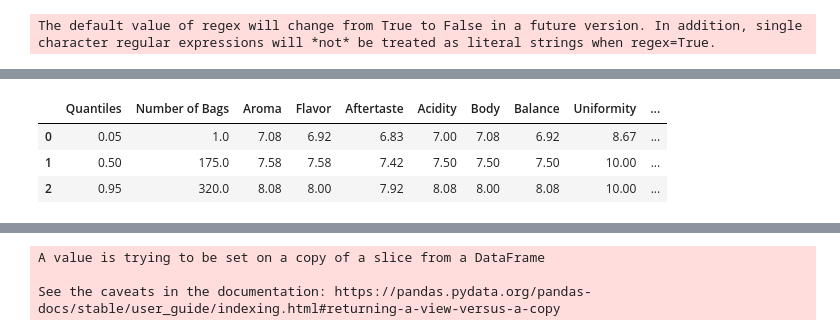
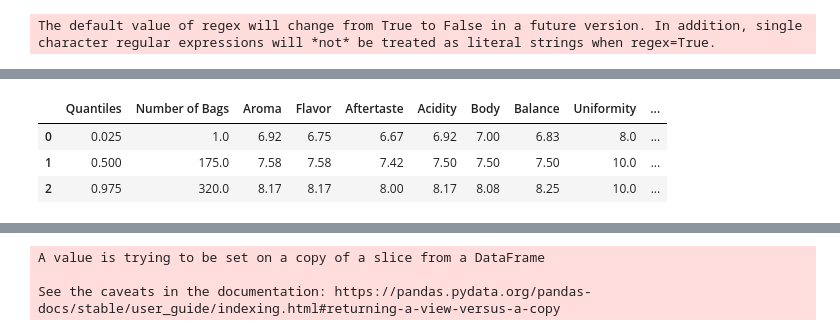
Before and after one commit to AnilesE/advanced_python_2021-22_HD, a Jupyter notebook: exercises/day6/Playing_with_pandas.ipynb, the cells around one changed output, grey strips where cells are left out. Drawn from its saved outputs; the diff is of its cells as text; code cells hidden in the pictures.

```diff
--- a/exercises/day6/Playing_with_pandas.ipynb
+++ b/exercises/day6/Playing_with_pandas.ipynb
@@ -39,16 +39,16 @@ for column in numeric.columns:
     fig.update_layout(title = column)
     fig.show()
 # %%
-q = [0.05, 0.5, 0.95]
+q = [0.025, 0.5, 0.975]
 quantiles = pd.DataFrame(q, columns = ["Quantiles"])
 for column in numeric.columns:
     quantiles[column] = numeric[column].quantile(q).values
 quantiles
 # %% [output]
 |  | Quantiles | Number of Bags | Aroma | Flavor | Aftertaste | Acidity | Body | Balance | Uniformity | ... |
-| 0 | 0.05 | 1.0 | 7.08 | 6.92 | 6.83 | 7.00 | 7.08 | 6.92 | 8.67 | ... |
-| 1 | 0.50 | 175.0 | 7.58 | 7.58 | 7.42 | 7.50 | 7.50 | 7.50 | 10.00 | ... |
-| 2 | 0.95 | 320.0 | 8.08 | 8.00 | 7.92 | 8.08 | 8.00 | 8.08 | 10.00 | ... |
+| 0 | 0.025 | 1.0 | 6.92 | 6.75 | 6.67 | 6.92 | 7.00 | 6.83 | 8.0 | ... |
+| 1 | 0.500 | 175.0 | 7.58 | 7.58 | 7.42 | 7.50 | 7.50 | 7.50 | 10.0 | ... |
+| 2 | 0.975 | 320.0 | 8.17 | 8.17 | 8.00 | 8.17 | 8.08 | 8.25 | 10.0 | ... |
 # %%
 numeric.describe()
 # %% [output]
```
Also changed, not shown: parts of 3 cells of this notebook.
